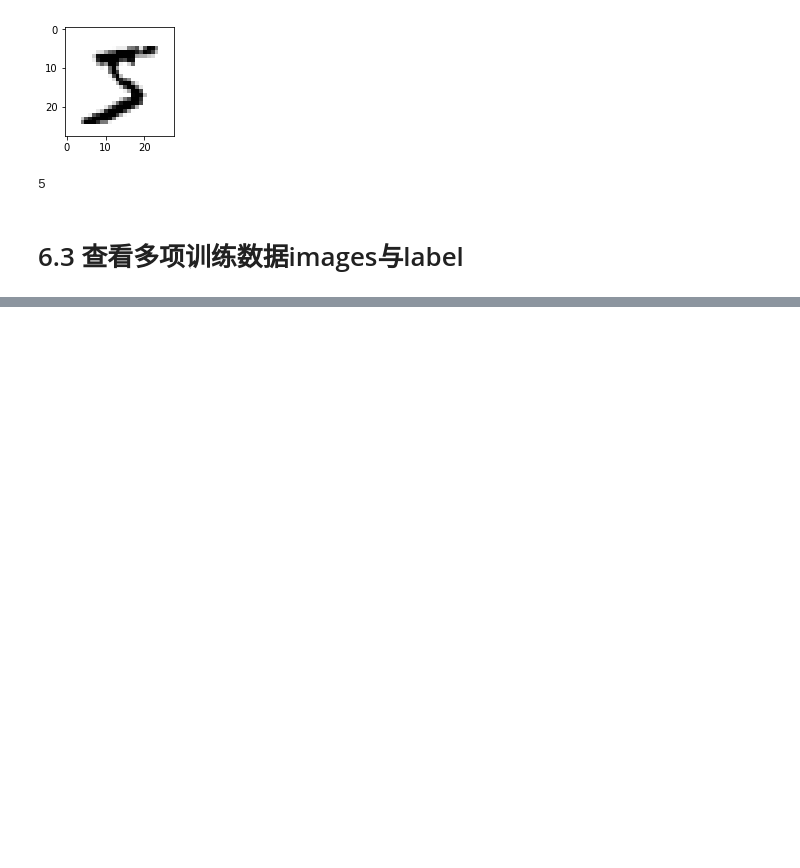
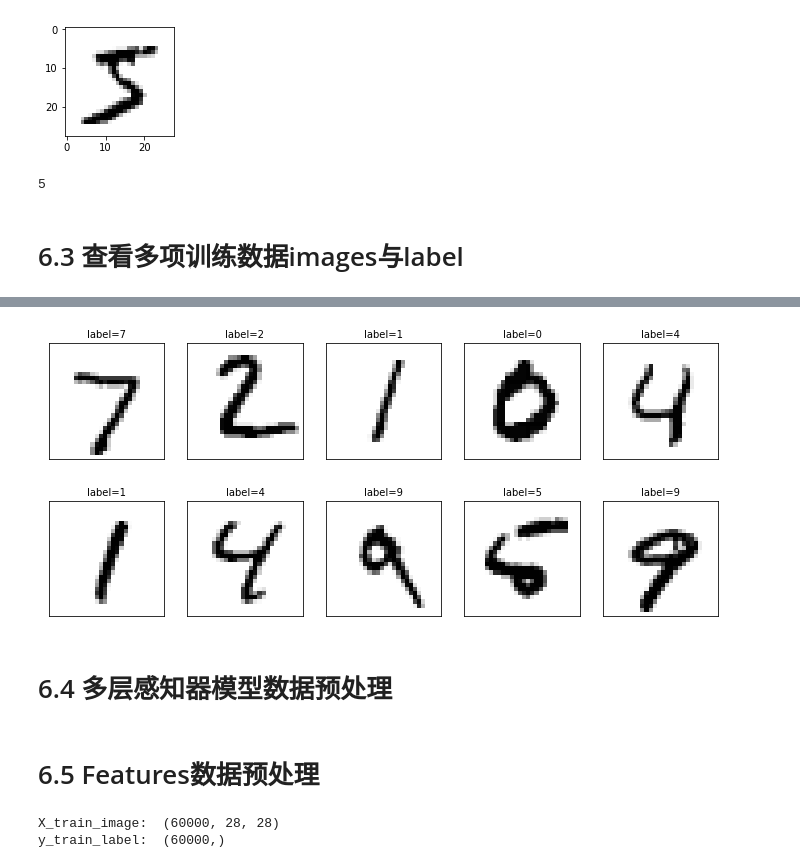
Before and after one commit to Errrneist/TensorFlow_Meets_Keras, a Jupyter notebook: Keras_Mnist_Introduce.ipynb, the cells around one changed output, grey strips where cells are left out. Drawn from its saved outputs; the diff is of its cells as text; code cells hidden in the pictures; blank space fills up the shorter version.

```diff
--- a/Keras_Mnist_Introduce.ipynb
+++ b/Keras_Mnist_Introduce.ipynb
@@ -55,0 +74,14 @@ def plot_images_labels_prediction(images, labels, prediction, idx, num=10):
+# %%
+plot_images_labels_prediction(X_test_image, y_test_label, [], 0, 10)
+# %% [output]
+[figure, added]
+# %% [markdown]
+   # 6.4 多层感知器模型数据预处理
+# %% [markdown]
+# 6.5 Features数据预处理
+# %%
+print('X_train_image: ', X_train_image.shape)
+print('y_train_label: ', y_train_label.shape)
+# %% [output]
+X_train_image:  (60000, 28, 28)
+y_train_label:  (60000,)
```
Also changed, not shown: parts of 13 cells of this notebook.
